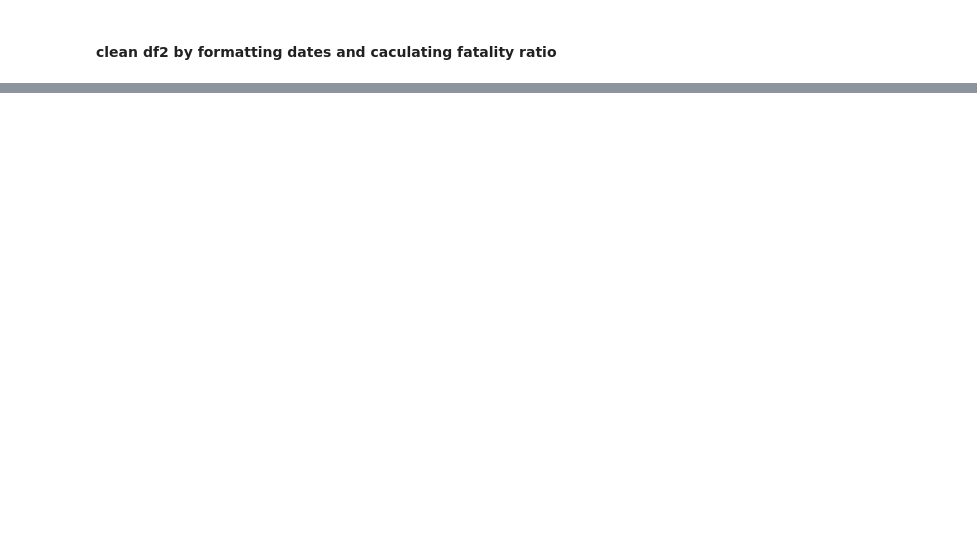
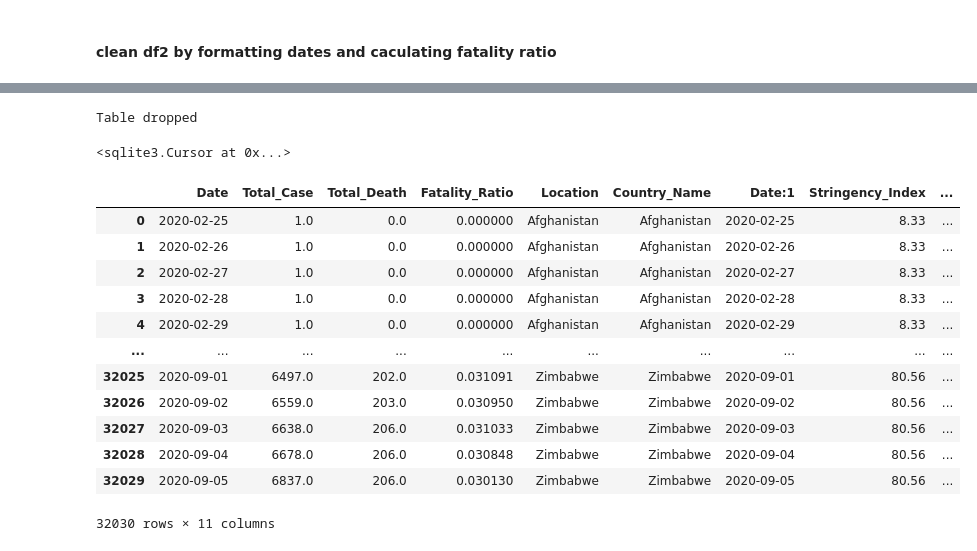
Before and after one commit to vathanahim/IAF603_Final_Project, a Jupyter notebook: Final_Project.ipynb, the cells around one changed output, grey strips where cells are left out. Cells and saved outputs as stored; diff of their text form; code cells hidden in the pictures; blank space fills up the shorter version.

```diff
--- a/Final_Project.ipynb
+++ b/Final_Project.ipynb
@@ -104,0 +115,4 @@ df2_clean
+# %%
+db = "proj.db"
+conn = sqlite3.connect(db)
+print(conn)
@@ -104,0 +248,41 @@ df2_clean
+# %%
+#creating table that contains total data
+conn = sqlite3.connect(db)
+crsr = conn.cursor()
+crsr.execute("DROP TABLE IF EXISTS `Totaldata`")
+print("Table dropped")
+conn.close()
+# %% [output]
+Table dropped
+# %%
+#Join two tables together into one
+conn = sqlite3.connect(db)
+crsr = conn.cursor()
+crsr.execute("""
+CREATE TABLE Totaldata as SELECT * FROM (
+SELECT * FROM COVID_DATA
+INNER JOIN POLICY_DATA ON POLICY_DATA.Date = COVID_DATA.Date AND POLICY_DATA.Country_Name = COVID_DATA.Location
+)
+""")
+conn.close()
+# %% [output]
+<sqlite3.Cursor at 0x...>
+# %%
+conn = sqlite3.connect(db)
+sql = "Select * FROM Totaldata"
+df_total = pd.read_sql(sql, conn)
+df_total
+# %% [output]
+|  | Date | Total_Case | Total_Death | Fatality_Ratio | Location | Country_Name | Date:1 | Stringency_Index | ... |
+| 0 | 2020-02-25 | 1.0 | 0.0 | 0.000000 | Afghanistan | Afghanistan | 2020-02-25 | 8.33 | ... |
+| 1 | 2020-02-26 | 1.0 | 0.0 | 0.000000 | Afghanistan | Afghanistan | 2020-02-26 | 8.33 | ... |
+| 2 | 2020-02-27 | 1.0 | 0.0 | 0.000000 | Afghanistan | Afghanistan | 2020-02-27 | 8.33 | ... |
+| 3 | 2020-02-28 | 1.0 | 0.0 | 0.000000 | Afghanistan | Afghanistan | 2020-02-28 | 8.33 | ... |
+| 4 | 2020-02-29 | 1.0 | 0.0 | 0.000000 | Afghanistan | Afghanistan | 2020-02-29 | 8.33 | ... |
+| ... | ... | ... | ... | ... | ... | ... | ... | ... | ... |
+| 32025 | 2020-09-01 | 6497.0 | 202.0 | 0.031091 | Zimbabwe | Zimbabwe | 2020-09-01 | 80.56 | ... |
+| 32026 | 2020-09-02 | 6559.0 | 203.0 | 0.030950 | Zimbabwe | Zimbabwe | 2020-09-02 | 80.56 | ... |
+| 32027 | 2020-09-03 | 6638.0 | 206.0 | 0.031033 | Zimbabwe | Zimbabwe | 2020-09-03 | 80.56 | ... |
+| 32028 | 2020-09-04 | 6678.0 | 206.0 | 0.030848 | Zimbabwe | Zimbabwe | 2020-09-04 | 80.56 | ... |
+| 32029 | 2020-09-05 | 6837.0 | 206.0 | 0.030130 | Zimbabwe | Zimbabwe | 2020-09-05 | 80.56 | ... |
+32030 rows × 11 columns
```
Also changed, not shown: parts of 13 cells of this notebook.
